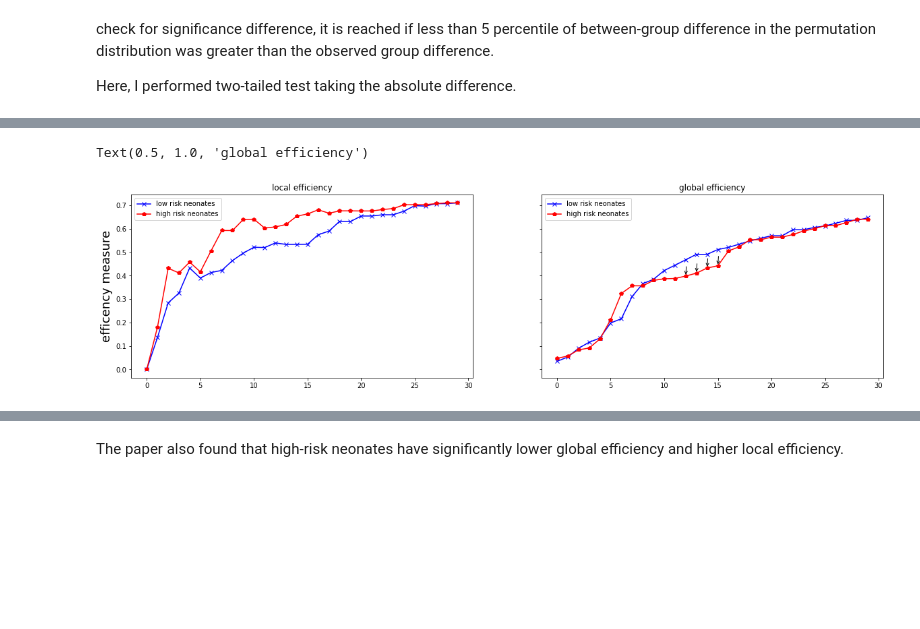
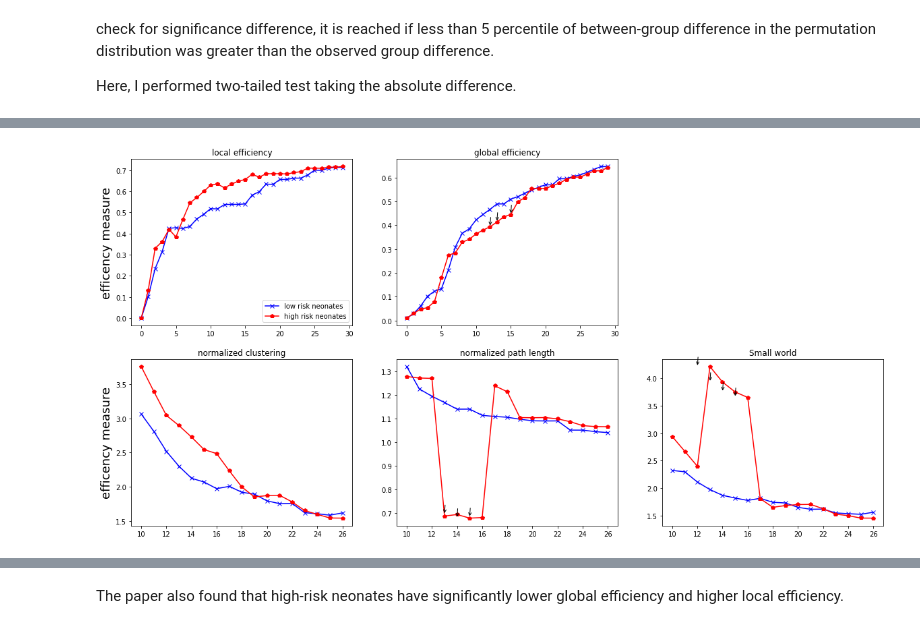
Before and after one commit to lehai-ml/schizophrenia_PRS, a Jupyter notebook: notebooks_results/ePrime/3_ePrime_graph_analysis.ipynb, the cells around one changed output, grey strips where cells are left out. Cells and saved outputs as stored; diff of their text form; code cells hidden in the pictures; blank space fills up the shorter version.

```diff
--- a/notebooks_results/ePrime/3_ePrime_graph_analysis.ipynb
+++ b/notebooks_results/ePrime/3_ePrime_graph_analysis.ipynb
@@ -149,0 +126,7 @@ significant_indices_local_eff=[idx for idx,i in enumerate(p_values_perm_local_ef
+# %%
+#run executable_script/perm_graph_network.py to calculate 1000 permuted network metrics.
+obsv_high=np.loadtxt('./preprocessed_data/graph_metrics_vol_high_risk.txt')
+obsv_low=np.loadtxt('./preprocessed_data/graph_metrics_vol_low_risk.txt')
+# %%
+import glob
+perm_high,perm_low=graph_analysis.preprocess_perm_graph_results(high_risk=sorted(glob.glob('./log/*high*run*')),low_risk=sorted(glob.glob('./log/*low*run*')))
@@ -149,0 +139,8 @@ significant_indices_local_eff=[idx for idx,i in enumerate(p_values_perm_local_ef
+# %%
+p_value_matrix=graph_analysis.calculate_perm_p_value(obsv_high,obsv_low,perm_high,perm_low)
+# %%
+sig_indices_local_eff=np.where(p_value_matrix[:,0]<=0.025)[0]
+sig_indices_global_eff=np.where(p_value_matrix[:,1]<=0.025)[0]
+sig_indices_clus_eff=np.where(p_value_matrix[:,2]<=0.025)[0]
+sig_indices_path_eff=np.where(p_value_matrix[:,3]<=0.025)[0]
+sig_indices_small_eff=np.where(p_value_matrix[:,4]<=0.025)[0]
@@ -150,19 +151,51 @@ significant_indices_local_eff=[idx for idx,i in enumerate(p_values_perm_local_ef
 # %%
-f,(ax1,ax2)=plt.subplots(1,2,sharey=True,figsize=(20,5))
-ax1.plot(low_risk_metrics['local_efficiency'],'x-',color='blue',label='low risk neonates')
-ax1.plot(high_risk_metrics['local_efficiency'],'p-',color='red',label='high risk neonates')
-for idx in significant_indices_local_eff:
-    ax1.annotate(' ',xy=(idx,high_risk_metrics['local_efficiency'][idx]),xytext=(0,20),textcoords='offset pixels',arrowprops=dict(arrowstyle='->'))
-ax1.legend(loc='bottom right')
-ax1.set_title('local efficiency')
-ax1.set_ylabel('efficency measure',fontsize=18)
+##############LOCAL EFFICIENCY############################
+f,axes=plt.subplots(2,3,figsize=(20,10))
+axes[0][0].plot(obsv_low[:,0],'x-',color='blue',label='low risk neonates')
+axes[0][0].plot(obsv_high[:,0],'p-',color='red',label='high risk neonates')
+for idx in sig_indices_local_eff:
+    axes[0][0].annotate(' ',xy=(idx,obsv_high[:,0][idx]),xytext=(0,20),textcoords='offset pixels',arrowprops=dict(arrowstyle='->'))
+axes[0][0].legend(loc='bottom right')
+axes[0][0].set_title('local efficiency')
+axes[0][0].set_ylabel('efficency measure',fontsize=18)
+##############GLOBAL EFFICIENCY############################
+axes[0][1].plot(obsv_low[:,1],'x-',color='blue',label='low risk neonates')
+axes[0][1].plot(obsv_high[:,1],'p-',color='red',label='high risk neonates')
+for idx in sig_indices_global_eff:
+    axes[0][1].annotate(' ',xy=(idx,obsv_high[:,1][idx]),xytext=(0,20),textcoords='offset pixels',arrowprops=dict(arrowstyle='->'))
+# axes[0][1].legend(loc='bottom right')
+axes[0][1].set_title('global efficiency')
+# axes[0][1].set_ylabel('efficency measure',fontsize=18)
+##############NORMALIZED CLUSTERING############################
+axes[1][0].plot(np.linspace(10,26,17),obsv_low[9:26,2],'x-',color='blue',label='low risk neonates')
+axes[1][0].plot(np.linspace(10,26,17),obsv_high[9:26,2],'p-',color='red',label='high risk neonates')
+for idx in sig_indices_clus_eff:
+    if idx==0:
+        continue
+    axes[1][0].annotate(' ',xy=(idx,obsv_high[:,2][idx]),xytext=(0,20),textcoords='offset pixels',arrowprops=dict(arrowstyle='->'))
+axes[1][0].set_title('normalized clustering')
+axes[1][0].set_ylabel('efficency measure',fontsize=18)
+# ##############NORMALIZED PATH############################
+axes[1][1].plot(np.linspace(10,26,17),obsv_low[9:26,3],'x-',color='blue',label='low risk neonates')
+axes[1][1].plot(np.linspace(10,26,17),obsv_high[9:26,3],'p-',color='red',label='high risk neonates')
+for idx in sig_indices_path_eff:
+    if idx==0:
+        continue
+    axes[1][1].annotate(' ',xy=(idx,obsv_high[:,3][idx]),xytext=(0,20),textcoords='offset pixels',arrowprops=dict(arrowstyle='->'))
+# axes[0][1].legend(loc='bottom right')
+axes[1][1].set_title('normalized path length')
+# axes[1][1].set_ylabel('efficency measure',fontsize=18)
+##############SMALL WORDNESS############################
+axes[1][2].plot(np.linspace(10,26,17),obsv_low[9:26,4],'x-',color='blue',label='low risk neonates')
+axes[1][2].plot(np.linspace(10,26,17),obsv_high[9:26,4],'p-',color='red',label='high risk neonates')
+for idx in sig_indices_small_eff:
+    if idx==0:
+        continue
+    axes[1][2].annotate(' ',xy=(idx,obsv_high[:,4][idx]),xytext=(0,20),textcoords='offset pixels',arrowprops=dict(arrowstyle='->'))
+# axes[0][1].legend(loc='bottom right')
+axes[1][2].set_title('Small world')
+# axes[1][2].set_ylabel('efficency measure',fontsize=18)
 
-ax2.plot(low_risk_metrics['global_efficiency'],'x-',color='blue',label='low risk neonates')
-ax2.plot(high_risk_metrics['global_efficiency'],'p-',color='red',label='high risk neonates')
-for idx in significant_indices_global_eff:
-    ax2.annotate(' ',xy=(idx,high_risk_metrics['global_efficiency'][idx]),xytext=(0,20),textcoords='offset pixels',arrowprops=dict(arrowstyle='->'))
-ax2.legend(loc='bottom right')
-ax2.set_title('global efficiency')
+f.delaxes(ax=axes[0,2])
 # %% [output]
-Text(0.5, 1.0, 'global efficiency')
-[figure, old version]
+[figure, new version]
```
Also changed, not shown: parts of 58 cells of this notebook, 5 other files.
